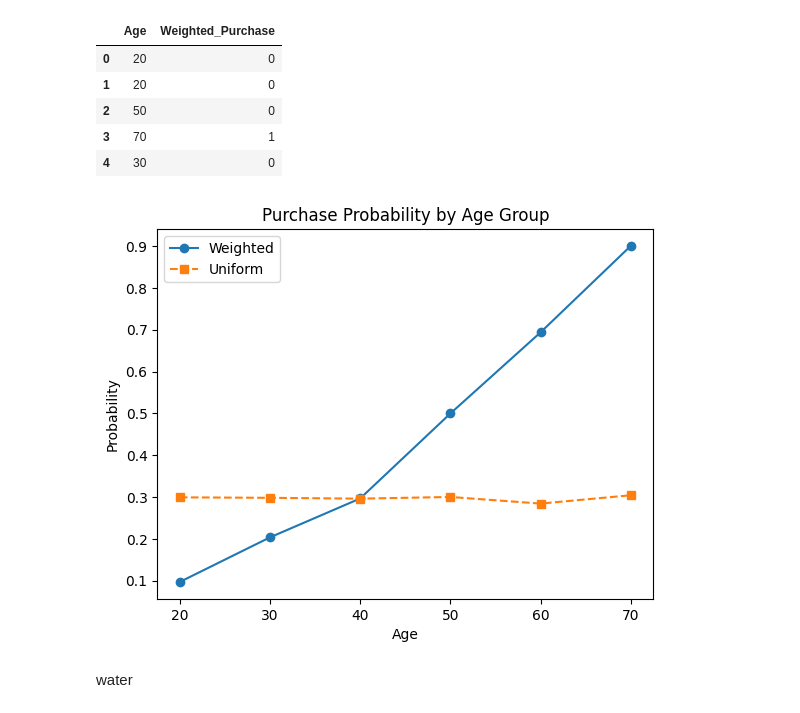
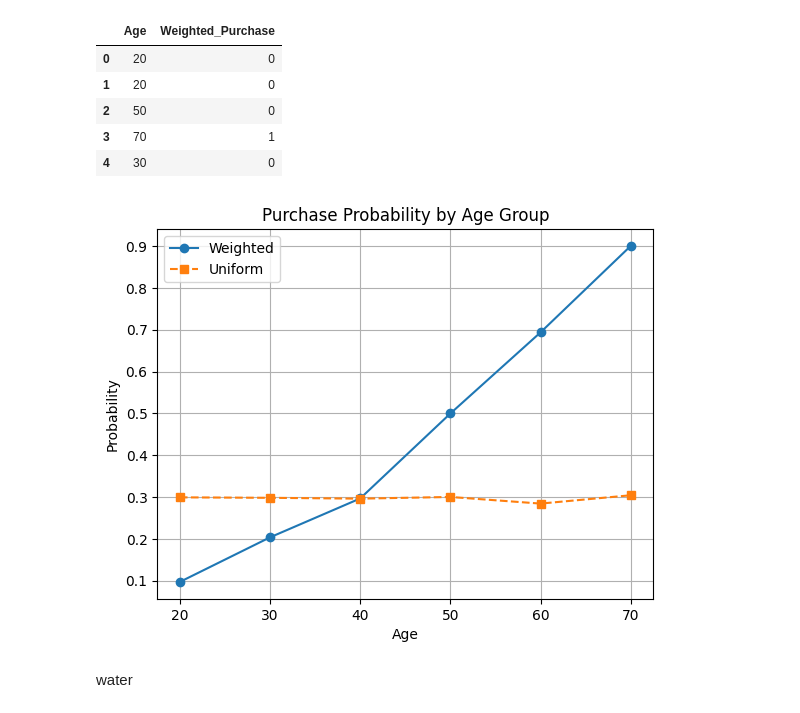
Before and after one commit to OmerTDK/Age-Based-Purchase-Simulation, a Jupyter notebook: Project_Analysis.ipynb, the cells around one changed output. Drawn from its saved outputs; the diff is of its cells as text; code cells hidden in the pictures.

Commit message:
Added Grid for better readibility after feedback

```diff
--- a/Project_Analysis.ipynb
+++ b/Project_Analysis.ipynb
@@ -52,17 +52,18 @@ df['Uniform_Purchase'] = df['Age'].map(uniform_weights).apply(lambda p: np.rando
 # %%
 #Plotting the two on a graph as per requirement
 weighted_curve = df.groupby('Age')['Weighted_Purchase'].mean().reset_index(name='Probability')
 uniform_curve = df.groupby('Age')['Uniform_Purchase'].mean().reset_index(name='Probability')
 
 plt.plot(weighted_curve['Age'], weighted_curve['Probability'], label='Weighted', marker='o')
 plt.plot(uniform_curve['Age'], uniform_curve['Probability'], label='Uniform', marker='s', linestyle='--')
 plt.title('Purchase Probability by Age Group')
 plt.xlabel('Age')
 plt.ylabel('Probability')
 plt.legend()
+plt.grid(True)
 plt.show()
 # %% [output]
-[figure, old version]
+[figure, new version]
 # %% [markdown]
 water
 # %%
```
